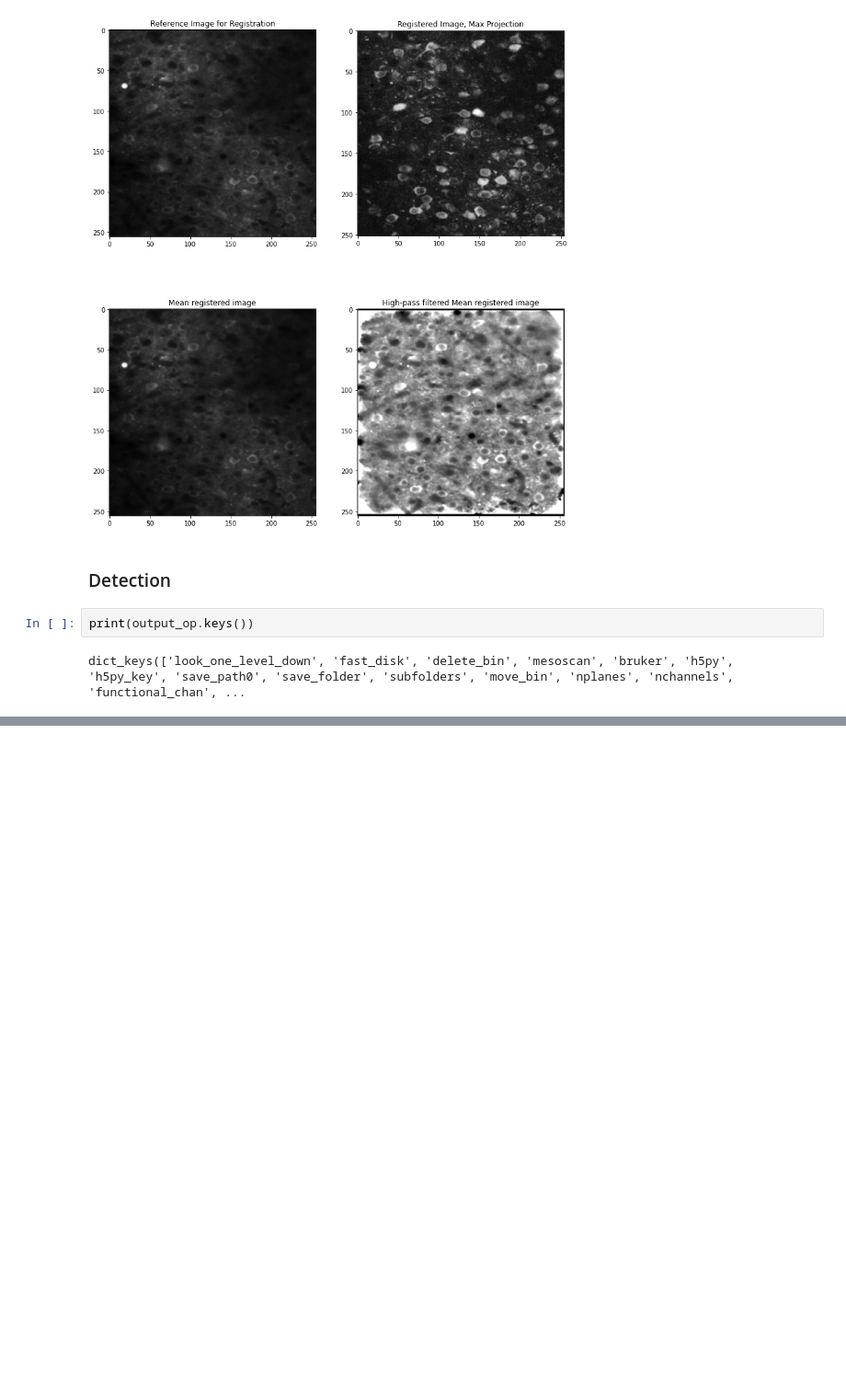
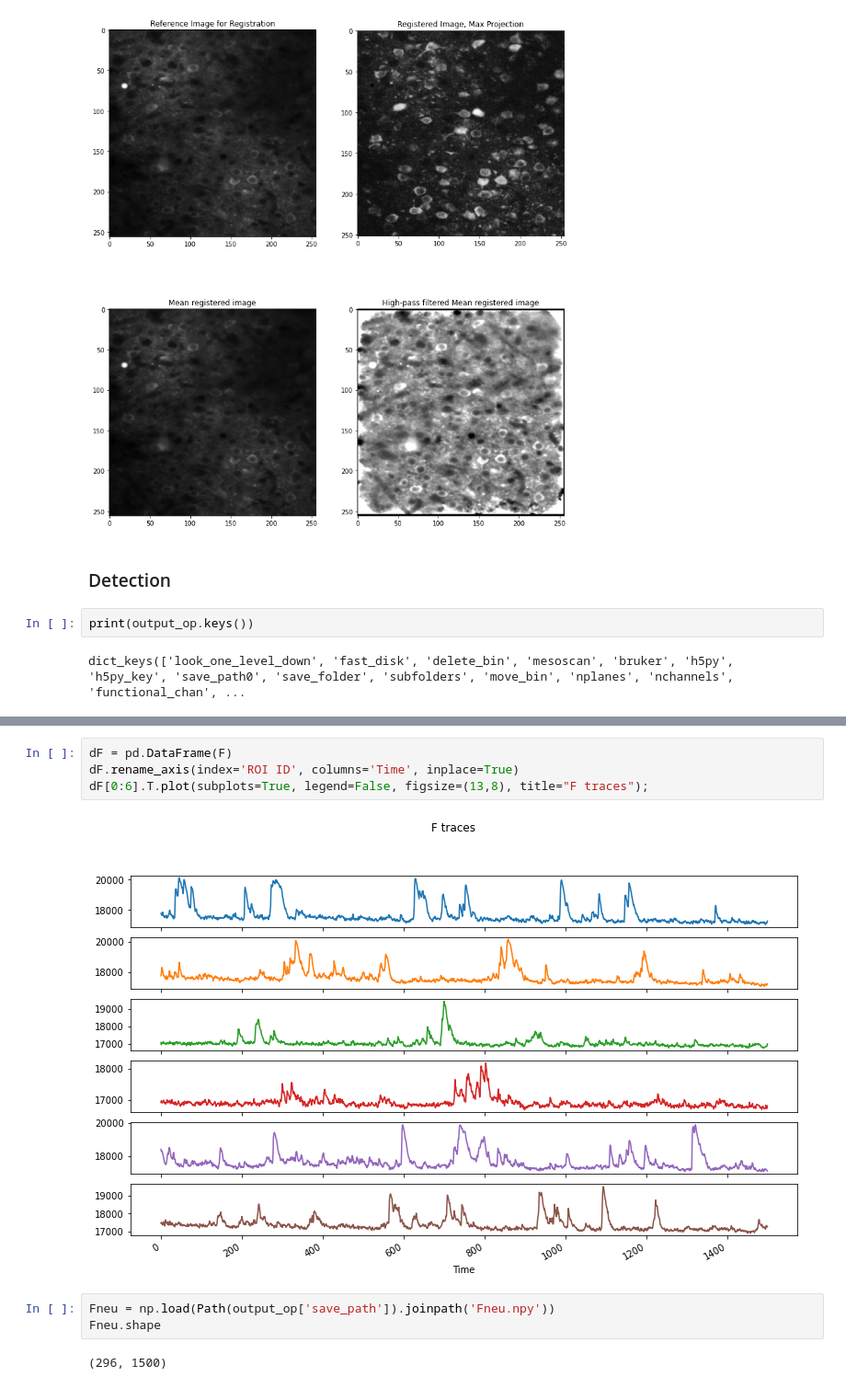
Before and after one commit to MouseLand/suite2p, a Jupyter notebook: jupyter/Run Suite2p.ipynb, the cells around one changed output, grey strips where cells are left out. Shown at 92% size. Saved outputs shown, nothing was run; the diff lists cells and outputs as text; blank space fills up the shorter version.

```diff
--- a/jupyter/Run Suite2p.ipynb
+++ b/jupyter/Run Suite2p.ipynb
@@ -88,0 +159,11 @@ dict_keys(['look_one_level_down', 'fast_disk', 'delete_bin', 'mesoscan', 'bruker
+# %%
+dF = pd.DataFrame(F)
+dF.rename_axis(index='ROI ID', columns='Time', inplace=True)
+dF[0:6].T.plot(subplots=True, legend=False, figsize=(13,8), title="F traces");
+# %% [output]
+[figure, added]
+# %%
+Fneu = np.load(Path(output_op['save_path']).joinpath('Fneu.npy'))
+Fneu.shape
+# %% [output]
+(296, 1500)
```
Also changed, not shown: parts of 20 cells of this notebook.
